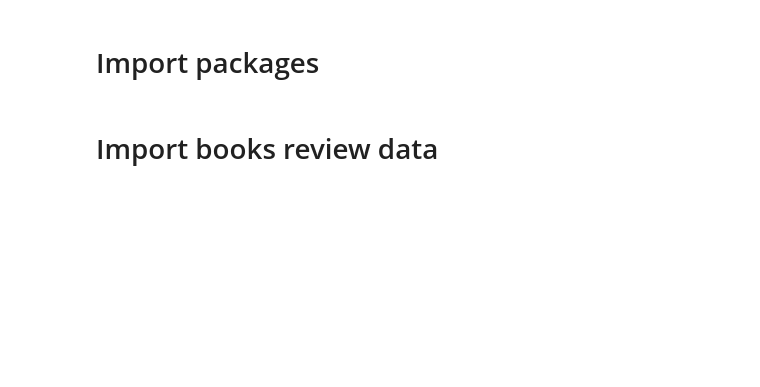
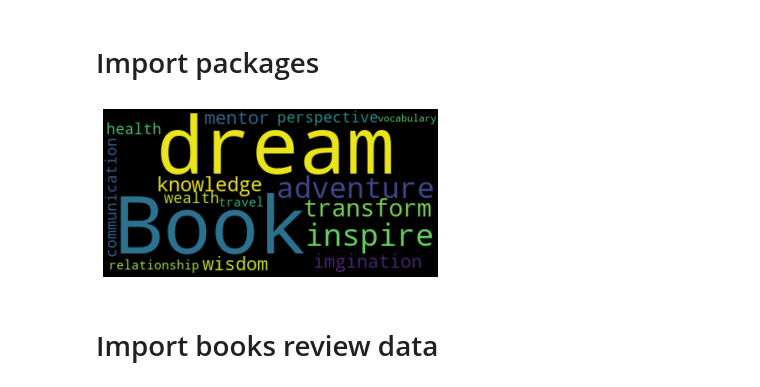
Before and after one commit to meghazavar/goodreads_book_recommender, a Jupyter notebook: code/EDA.ipynb, the cells around one changed output. Saved outputs shown, nothing was run; the diff lists cells and outputs as text; code cells hidden in the pictures; blank space fills up the shorter version.

```diff
--- a/code/EDA.ipynb
+++ b/code/EDA.ipynb
@@ -17,3 +15,17 @@ import numpy as np
+# %%
+from wordcloud import WordCloud
+# . Project Title using world cloud , because its fun!
+text = 'Book  dream inspire adventure transform knowledge imgination mentor wisdom perspective health wealth communication relationship travel vocabulary'
+
+# Create and generate a word cloud image:
+wordcloud = WordCloud().generate(text)
+
+# Display the generated image:
+plt.imshow(wordcloud, interpolation='bilinear')
+plt.axis("off")
+plt.show()
+# %% [output]
+[figure, added]
 # %% [markdown]
 # Import books review data
 # %%
```
Also changed, not shown: parts of 32 cells of this notebook, 9 other files.
